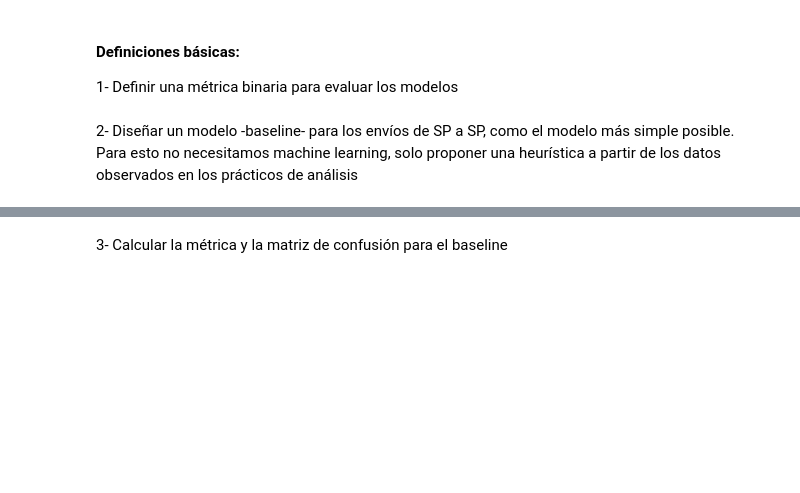
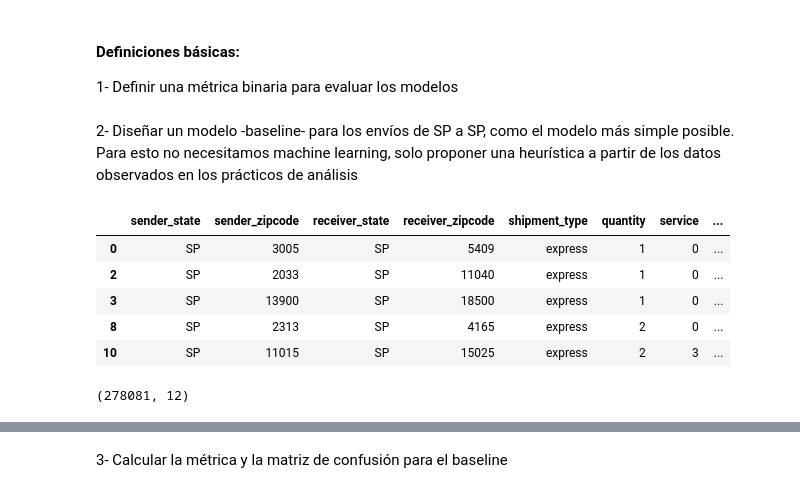
Before and after one commit to manquius/series_temporales, a Jupyter notebook: practico3_isa.ipynb, the cells around one changed output, grey strips where cells are left out. Drawn from its saved outputs; the diff is of its cells as text; code cells hidden in the pictures; blank space fills up the shorter version.

```diff
--- a/practico3_isa.ipynb
+++ b/practico3_isa.ipynb
@@ -76,0 +81,3 @@ np.random.seed(0)
+# %%
+df_clean = df[(df['date_sent'] <= df['date_visit']) & (df['date_created'] <= df['date_sent']) & (df['date_created'] <= df['date_visit'])].copy()
+df.shape
@@ -76,0 +88,3 @@ np.random.seed(0)
+# %%
+df_clean = df_clean[df_clean['target'] < 23].copy()
+df_clean.shape
@@ -133,5 +155,17 @@ def metrica(calculado, real):
 2- Diseñar un modelo -baseline- para los envíos de SP a SP, como el modelo más
 simple posible. Para esto no necesitamos machine learning, solo proponer una
 heurística a partir de los datos observados en los prácticos de análisis
+# %%
+sp_sp = df_clean[(df_clean['sender_state'] == 'SP') & (df_clean['receiver_state'] == 'SP')]
+sp_sp.head()
+# %% [output]
+|  | sender_state | sender_zipcode | receiver_state | receiver_zipcode | shipment_type | quantity | service | ... |
+| 0 | SP | 3005 | SP | 5409 | express | 1 | 0 | ... |
+| 2 | SP | 2033 | SP | 11040 | express | 1 | 0 | ... |
+| 3 | SP | 13900 | SP | 18500 | express | 1 | 0 | ... |
+| 8 | SP | 2313 | SP | 4165 | express | 2 | 0 | ... |
+| 10 | SP | 11015 | SP | 15025 | express | 2 | 3 | ... |
 # %%
-sp_sp =
+sp_sp.shape
+# %% [output]
+(278081, 12)
```
Also changed, not shown: parts of 21 cells of this notebook.
